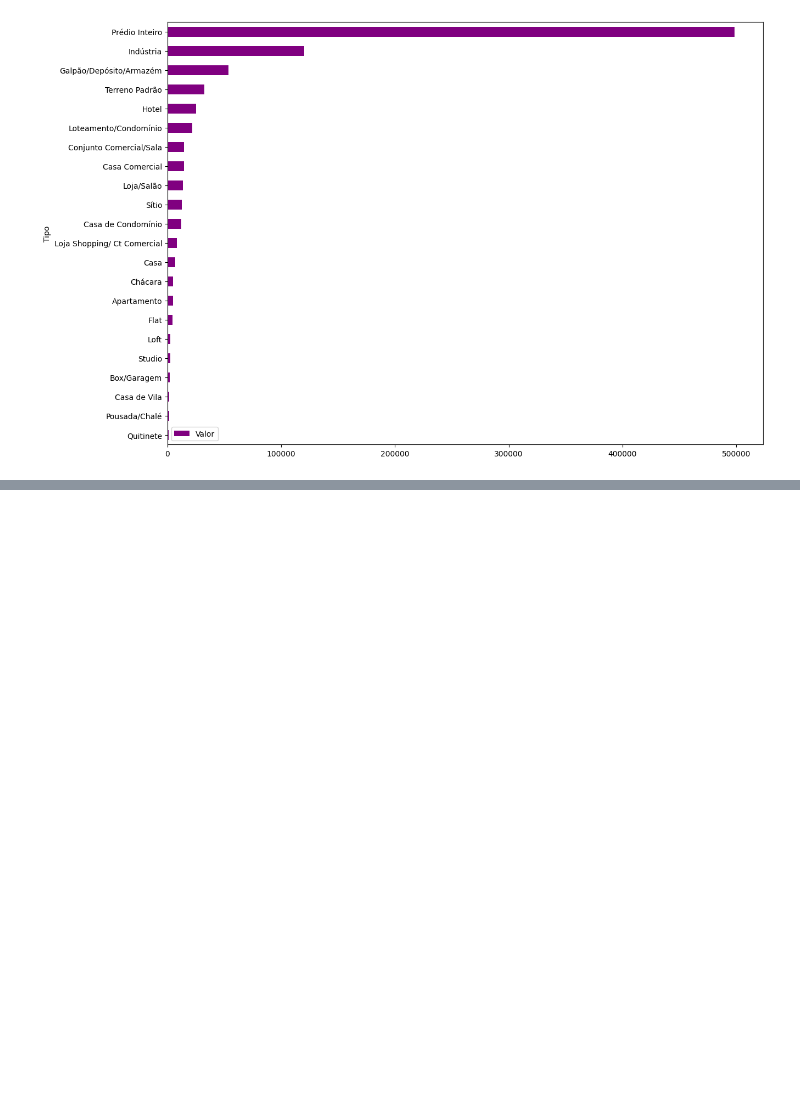
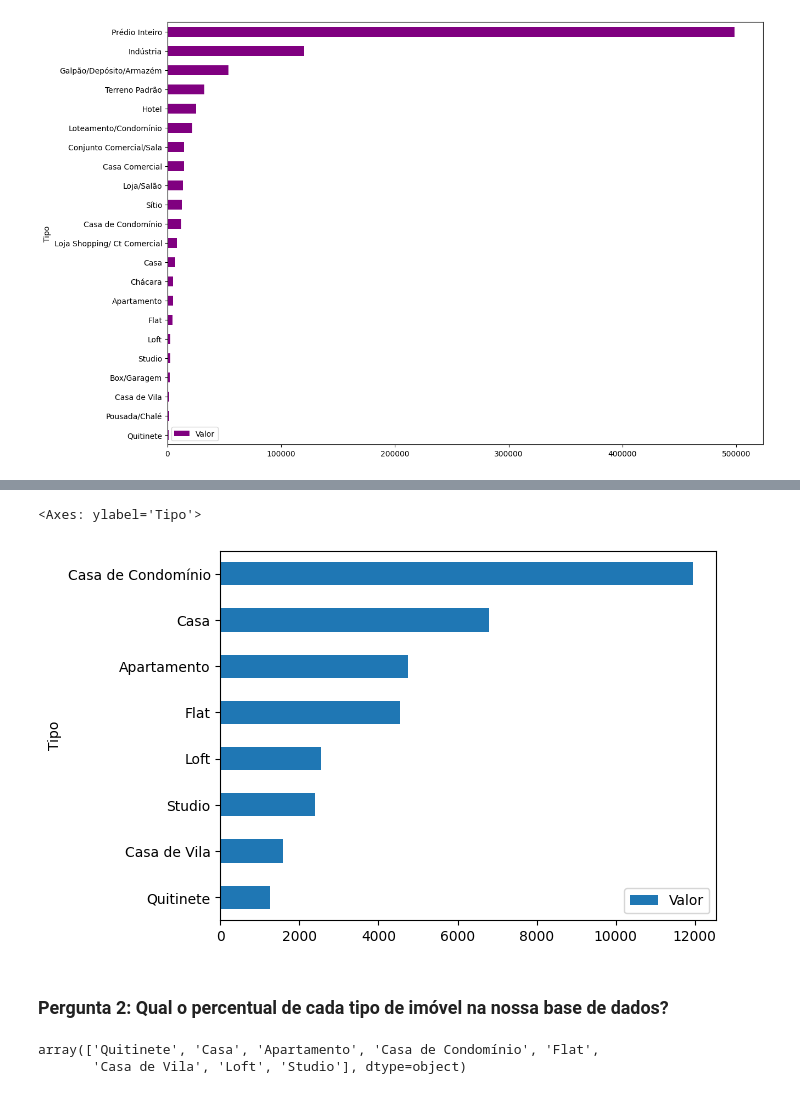
Before and after one commit to DiogoBotton/Python_Data_Analysis, a Jupyter notebook: Pandas_Learning/exploratory_analysis.ipynb, the cells around one changed output, grey strips where cells are left out. Drawn from its saved outputs; the diff is of its cells as text; code cells hidden in the pictures; blank space fills up the shorter version.

Commit message:
feat: treatment null values

```diff
--- a/Pandas_Learning/exploratory_analysis.ipynb
+++ b/Pandas_Learning/exploratory_analysis.ipynb
@@ -27,3 +48,9 @@ dados.describe()
+# %%
+# Query retorna linhas específicas de um DataFrame com base em uma condição específica
+# @ serve para adquirirmos uma variável
+
+# Queremos todos os tipos que NÃO estão dentro de imoveis_comerciais
+df = dados.query('@imoveis_comerciais not in Tipo')
 # %% [markdown]
 O processo de Análise Exploratória de Dados (EDA) consiste em buscar entender como são estruturados os dados que queremos analisar.
 
@@ -136,0 +170,5 @@ media_valor_imoveis.plot(
+# %%
+# Aqui faremos todo o processo do cálculo novamente, porém em poucas linhas
+
+media_valor_residencias = df.groupby('Tipo')[['Valor']].mean(numeric_only=True).sort_values('Valor')
+media_valor_residencias
@@ -136,0 +186,15 @@ media_valor_imoveis.plot(
+# %%
+media_valor_residencias.plot(
+    kind='barh'
+)
+# %% [output]
+<Axes: ylabel='Tipo'>
+[figure, added]
+# %% [markdown]
+### Pergunta 2: Qual o percentual de cada tipo de imóvel na nossa base de dados?
+# %%
+# Iremos utilizar a variavel "df", pois contem os dados apenas de imóveis residenciais
+df.Tipo.unique()
+# %% [output]
+array(['Quitinete', 'Casa', 'Apartamento', 'Casa de Condomínio', 'Flat',
+       'Casa de Vila', 'Loft', 'Studio'], dtype=object)
```
Also changed, not shown: parts of 14 cells of this notebook, 3 other files.
